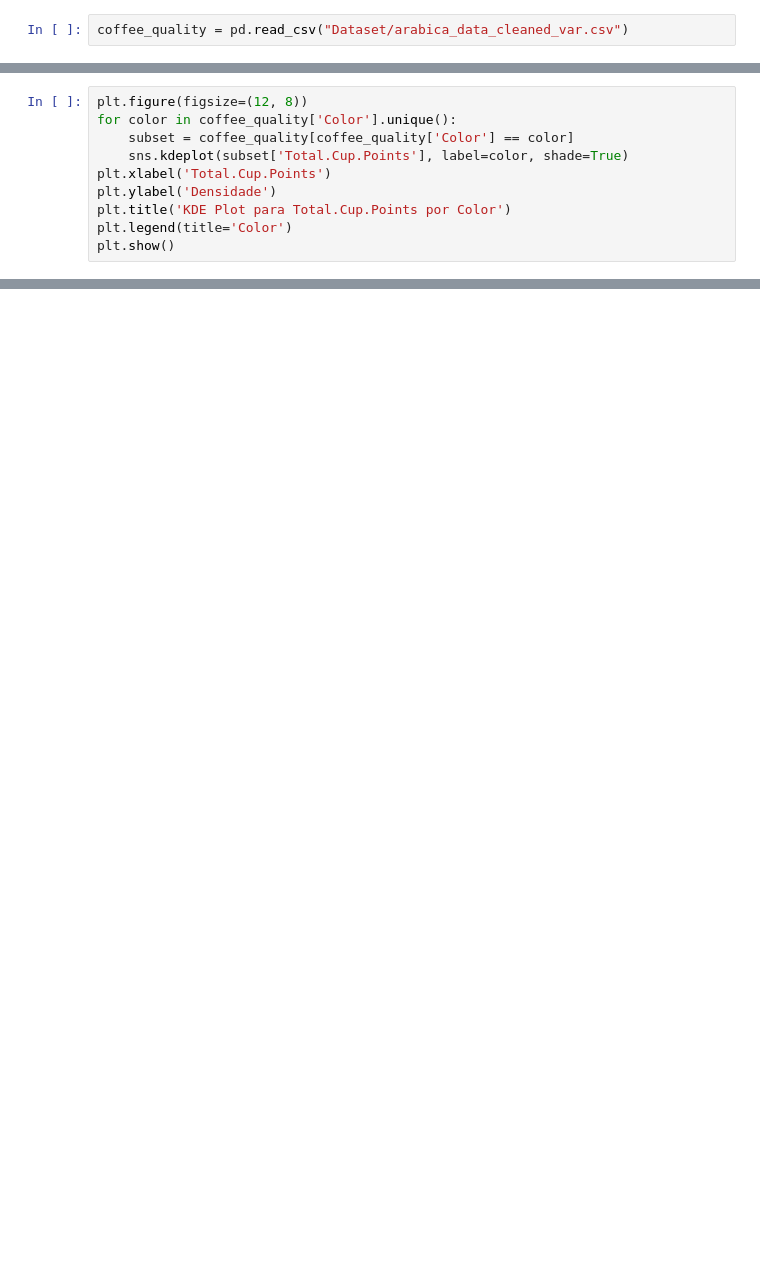
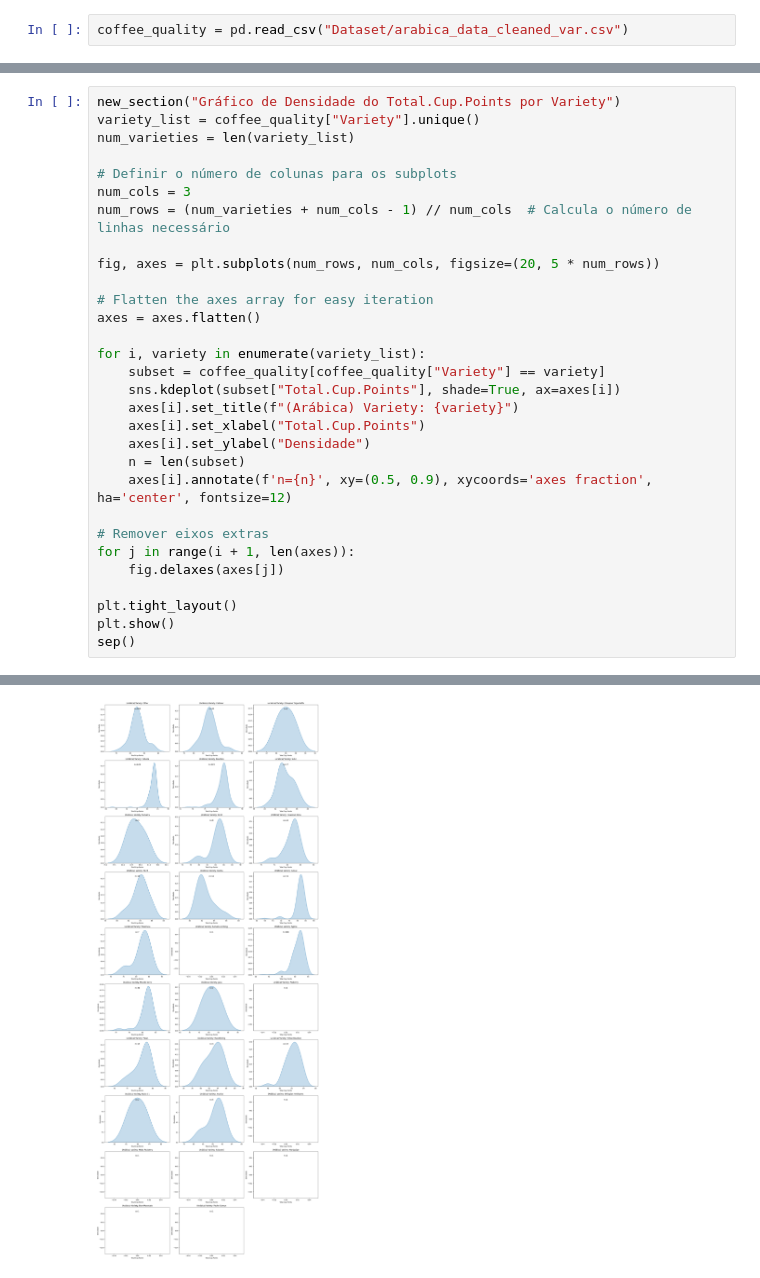
Before and after one commit to IsabelaYabe/coffee_quality_ME, a Jupyter notebook: analise_exploratoria_arabica.ipynb, the cells around one changed output, grey strips where cells are left out. Drawn from its saved outputs; the diff is of its cells as text; blank space fills up the shorter version.

```diff
--- a/analise_exploratoria_arabica.ipynb
+++ b/analise_exploratoria_arabica.ipynb
@@ -237,10 +18,0 @@ This will become an error in seaborn v0.14.0; please update your code.
-# %%
-plt.figure(figsize=(12, 8))
-for color in coffee_quality['Color'].unique():
-    subset = coffee_quality[coffee_quality['Color'] == color]
-    sns.kdeplot(subset['Total.Cup.Points'], label=color, shade=True)
-plt.xlabel('Total.Cup.Points')
-plt.ylabel('Densidade')
-plt.title('KDE Plot para Total.Cup.Points por Color')
-plt.legend(title='Color')
-plt.show()
@@ -532,0 +135,31 @@ plt.show()
+# %%
+new_section("Gráfico de Densidade do Total.Cup.Points por Variety")
+variety_list = coffee_quality["Variety"].unique()
+num_varieties = len(variety_list)
+
+# Definir o número de colunas para os subplots
+num_cols = 3
+num_rows = (num_varieties + num_cols - 1) // num_cols  # Calcula o número de linhas necessário
+
+fig, axes = plt.subplots(num_rows, num_cols, figsize=(20, 5 * num_rows))
+
+# Flatten the axes array for easy iteration
+axes = axes.flatten()
+
+for i, variety in enumerate(variety_list):
+    subset = coffee_quality[coffee_quality["Variety"] == variety]
+    sns.kdeplot(subset["Total.Cup.Points"], shade=True, ax=axes[i])
+    axes[i].set_title(f"(Arábica) Variety: {variety}")
+    axes[i].set_xlabel("Total.Cup.Points")
+    axes[i].set_ylabel("Densidade")
+    n = len(subset)
+    axes[i].annotate(f'n={n}', xy=(0.5, 0.9), xycoords='axes fraction', ha='center', fontsize=12)
+
+# Remover eixos extras
+for j in range(i + 1, len(axes)):
+    fig.delaxes(axes[j])
+
+plt.tight_layout()
+plt.show()
+sep()
+# %% [output]
@@ -532,0 +184 @@ plt.show()
+[figure, added]
```
Also changed, not shown: parts of 41 cells of this notebook, 33 other files.
